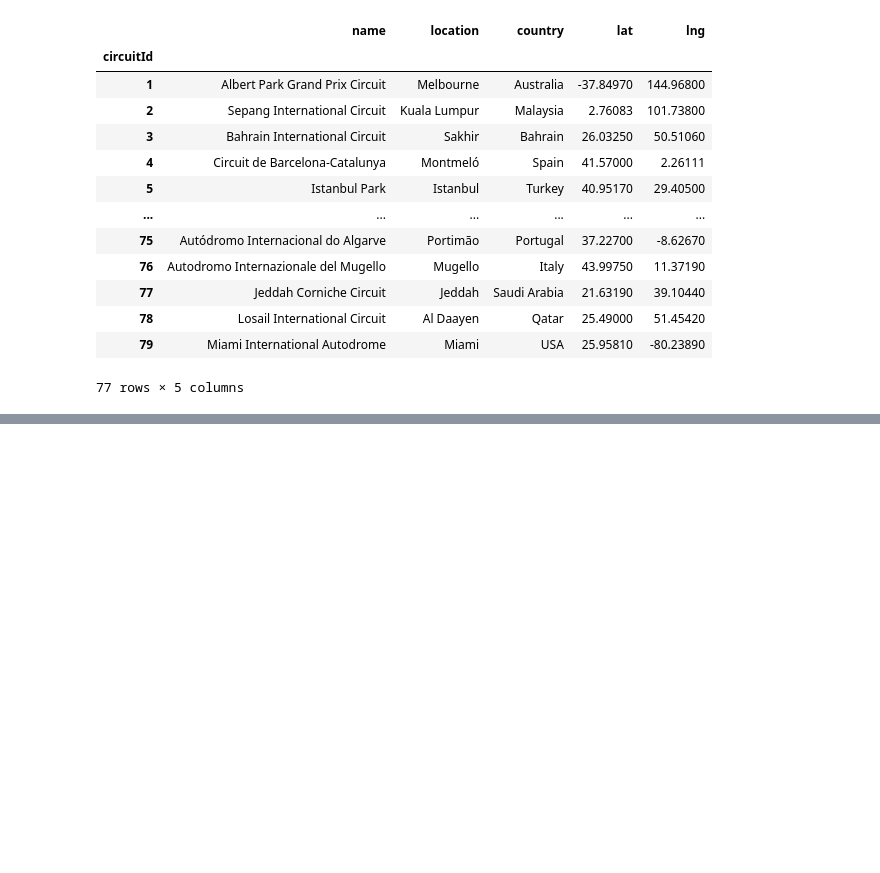
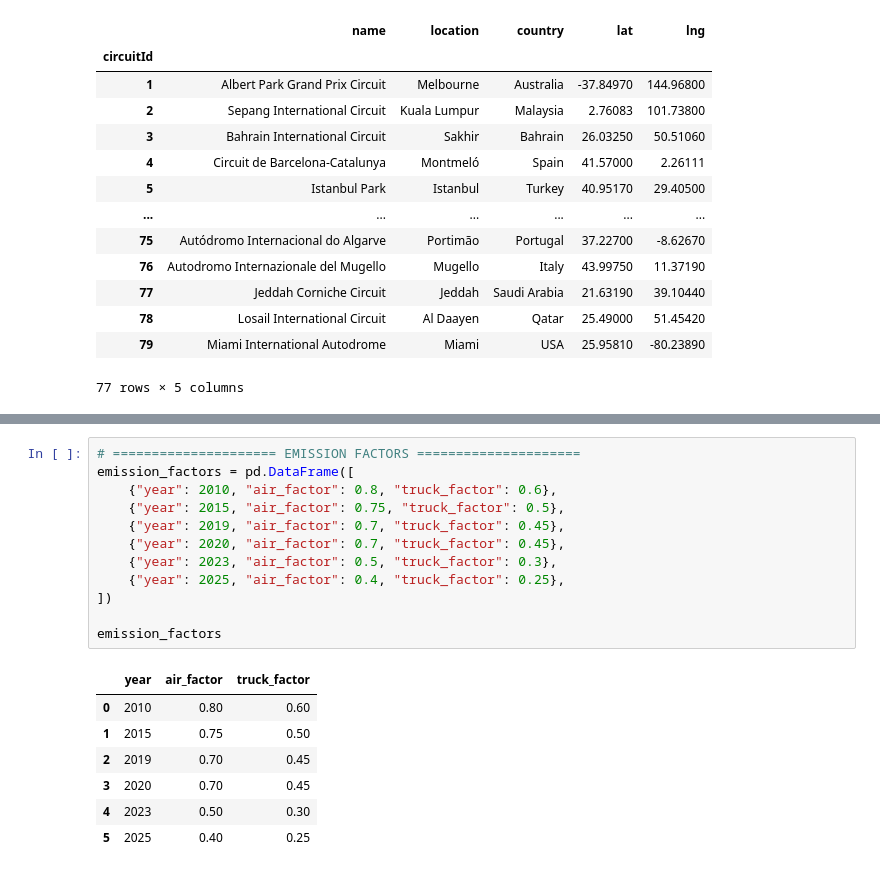
Before and after one commit to maxigiacc/Visualization_F1, a Jupyter notebook: F1.ipynb, the cells around one changed output, grey strips where cells are left out. Cells and saved outputs as stored; diff of their text form; blank space fills up the shorter version.

```diff
--- a/F1.ipynb
+++ b/F1.ipynb
@@ -79,0 +155,20 @@ df_general
+# %%
+# ===================== EMISSION FACTORS =====================
+emission_factors = pd.DataFrame([
+    {"year": 2010, "air_factor": 0.8, "truck_factor": 0.6},
+    {"year": 2015, "air_factor": 0.75, "truck_factor": 0.5},
+    {"year": 2019, "air_factor": 0.7, "truck_factor": 0.45},
+    {"year": 2020, "air_factor": 0.7, "truck_factor": 0.45},
+    {"year": 2023, "air_factor": 0.5, "truck_factor": 0.3},
+    {"year": 2025, "air_factor": 0.4, "truck_factor": 0.25},
+])
+
+emission_factors
+# %% [output]
+|  | year | air_factor | truck_factor |
+| 0 | 2010 | 0.80 | 0.60 |
+| 1 | 2015 | 0.75 | 0.50 |
+| 2 | 2019 | 0.70 | 0.45 |
+| 3 | 2020 | 0.70 | 0.45 |
+| 4 | 2023 | 0.50 | 0.30 |
+| 5 | 2025 | 0.40 | 0.25 |
```
Also changed, not shown: parts of 13 cells of this notebook, 16 other files.
